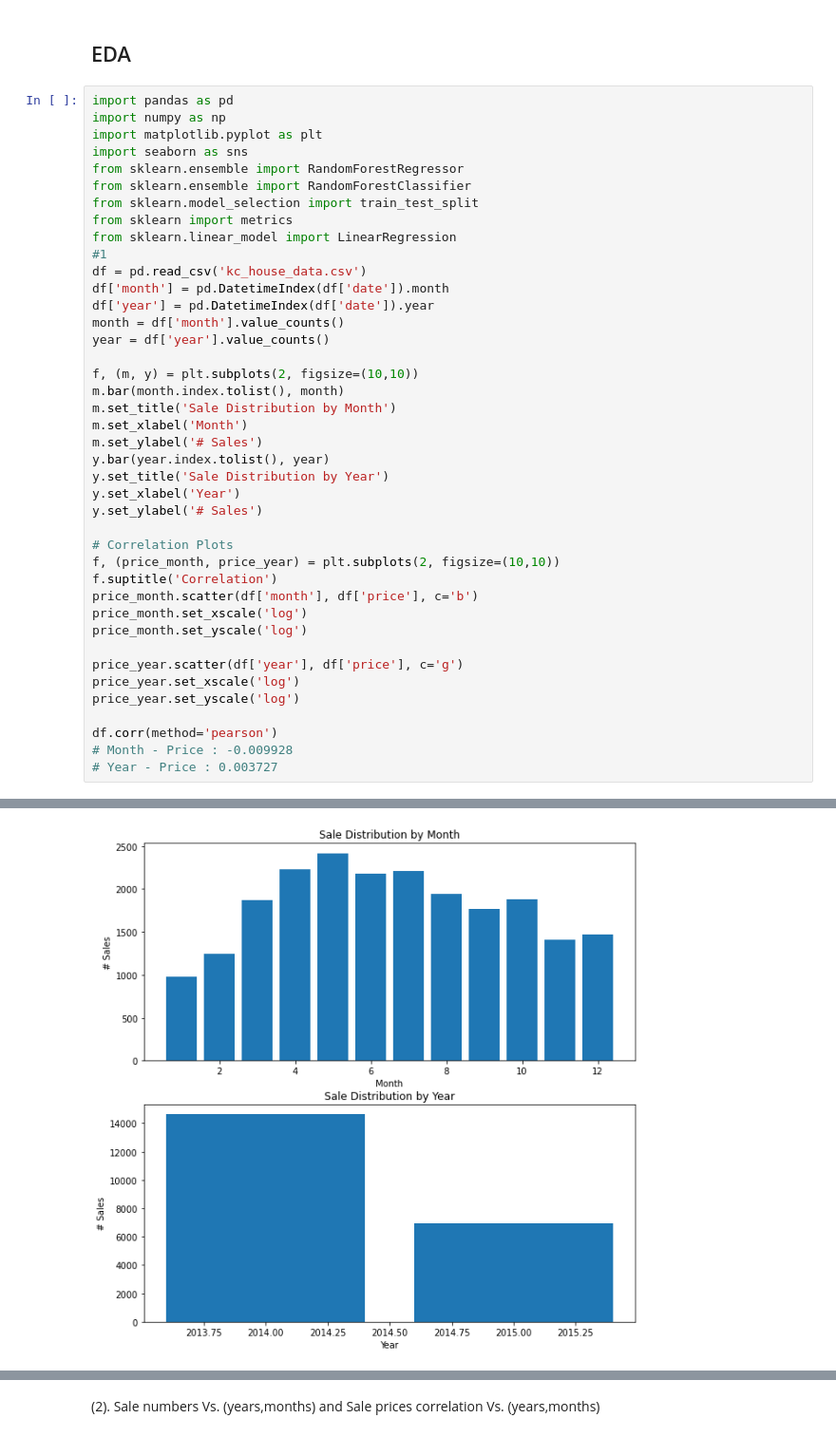
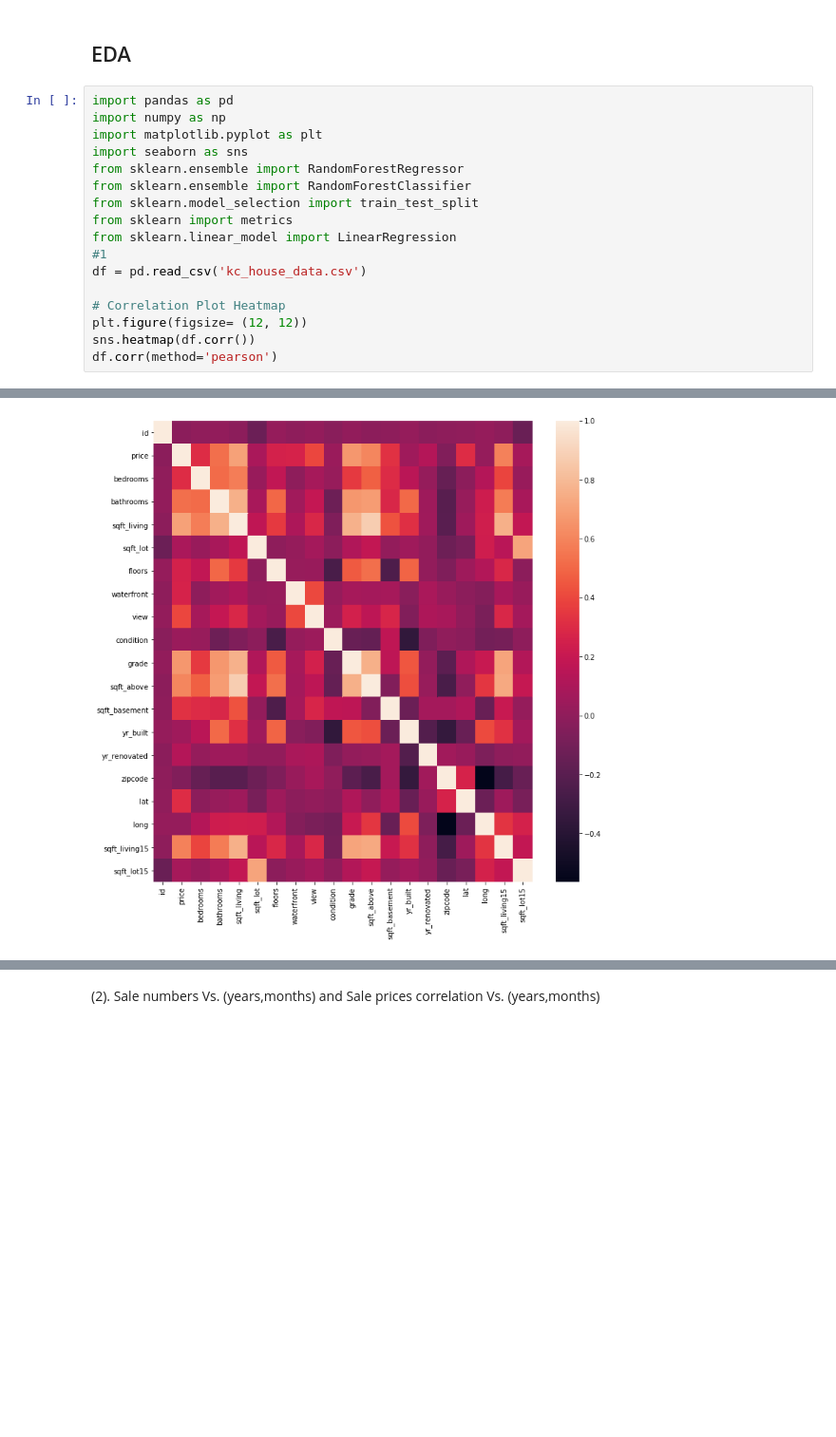
Before and after one commit to wentaowv/cse351, a Jupyter notebook: project.ipynb, the cells around one changed output, grey strips where cells are left out. Shown: that part at 95% size. Cells and saved outputs as stored; diff of their text form; blank space fills up the shorter version.

```diff
--- a/project.ipynb
+++ b/project.ipynb
@@ -12,35 +12,11 @@ from sklearn import metrics
 from sklearn.linear_model import LinearRegression
 #1
 df = pd.read_csv('kc_house_data.csv')
-df['month'] = pd.DatetimeIndex(df['date']).month
-df['year'] = pd.DatetimeIndex(df['date']).year
-month = df['month'].value_counts()
-year = df['year'].value_counts()
 
-f, (m, y) = plt.subplots(2, figsize=(10,10))
-m.bar(month.index.tolist(), month)
-m.set_title('Sale Distribution by Month')
-m.set_xlabel('Month')
-m.set_ylabel('# Sales')
-y.bar(year.index.tolist(), year)
-y.set_title('Sale Distribution by Year')
-y.set_xlabel('Year')
-y.set_ylabel('# Sales')
-
-# Correlation Plots
-f, (price_month, price_year) = plt.subplots(2, figsize=(10,10))
-f.suptitle('Correlation')
-price_month.scatter(df['month'], df['price'], c='b')
-price_month.set_xscale('log')
-price_month.set_yscale('log')
-
-price_year.scatter(df['year'], df['price'], c='g')
-price_year.set_xscale('log')
-price_year.set_yscale('log')
-
+# Correlation Plot Heatmap
+plt.figure(figsize= (12, 12))
+sns.heatmap(df.corr())
 df.corr(method='pearson')
-# Month - Price : -0.009928
-# Year - Price : 0.003727
 # %% [output]
 |  | id | price | bedrooms | bathrooms | sqft_living | sqft_lot | floors | waterfront | view | condition | ... |
 | id | 1.000000 | -0.016772 | 0.001150 | 0.005162 | -0.012241 | -0.131911 | 0.018608 | -0.002727 | 0.011536 | -0.023803 | ... |
@@ -63 +38 @@ df.corr(method='pearson')
-[figure, old version]
+[figure, new version]
```
Also changed, not shown: parts of 15 cells of this notebook, 2 other files.
